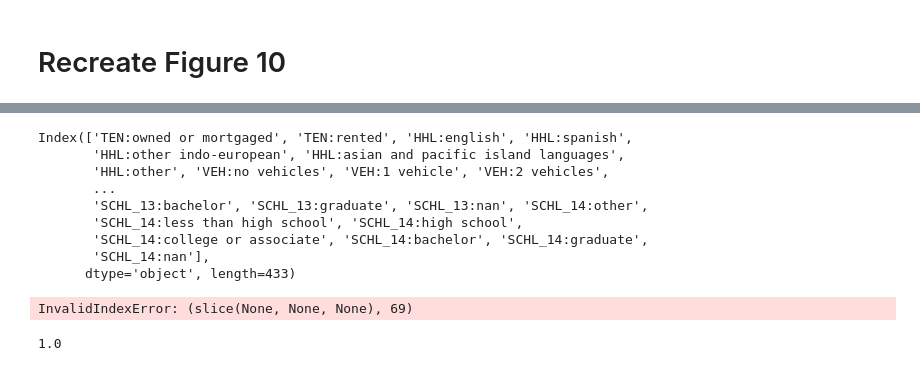
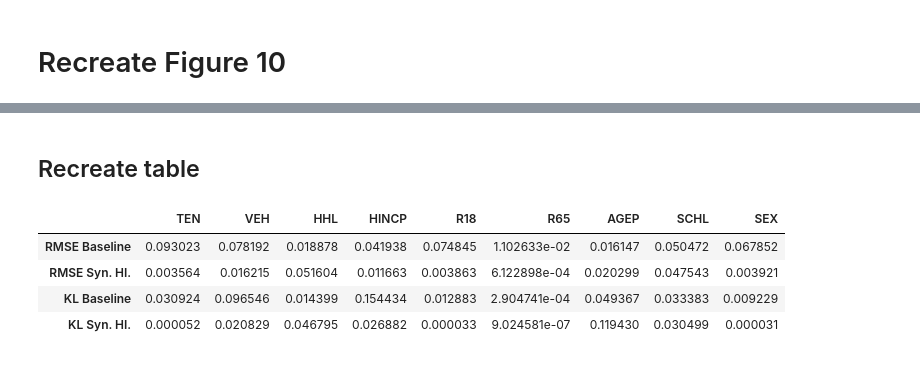
Before and after one commit to fabi-kb/GNN_Project, a Jupyter notebook: finetune_analysis.ipynb, the cells around one changed output, grey strips where cells are left out. Cells and saved outputs as stored; diff of their text form; code cells hidden in the pictures.

```diff
--- a/finetune_analysis.ipynb
+++ b/finetune_analysis.ipynb
@@ -183,3 +236 @@ def plot_vars_bars(variables, legend=False, figsize= (10,5), bbox_to_anchor = (1
-# %%
-predicted_marginals = predicted_marginals_cheat
 # %%
@@ -197,7 +243,0 @@ plot_vars_bars(['AGEP', 'HINCP',], legend=False, figsize = (20,5))
-# %%
-v = 'AGEP'
-
-keys = [k for k in marginals.keys() if k.startswith(v)]
-state_marginals_v = [state_marginals    [k] for k in keys]
-pred_marginals_v  = [predicted_marginals[k] for k in keys]
-gt_marginals_v    = [marginals[k] for k in keys]
@@ -212,5 +243,0 @@ sum(pred_marginals_v)
-# %%
-state_marginals = {}
-for var, indices in matching_indices.items():
-    print(var)
-    state_marginals[var] = pums_np[:, indices].mean()
@@ -235,22 +244,44 @@ SCHL:graduate
-# %%
-pums_data.columns
-# %% [output]
-Index(['TEN:owned or mortgaged', 'TEN:rented', 'HHL:english', 'HHL:spanish',
-       'HHL:other indo-european', 'HHL:asian and pacific island languages',
-       'HHL:other', 'VEH:no vehicles', 'VEH:1 vehicle', 'VEH:2 vehicles',
-       ...
-       'SCHL_13:bachelor', 'SCHL_13:graduate', 'SCHL_13:nan', 'SCHL_14:other',
-       'SCHL_14:less than high school', 'SCHL_14:high school',
-       'SCHL_14:college or associate', 'SCHL_14:bachelor', 'SCHL_14:graduate',
-       'SCHL_14:nan'],
-      dtype='object', length=433)
-# %%
-v = 'AGEP'
-vals_dict = {var:pums_data[:,i].mean() for i, var in enumerate(pums_data.columns) if var.startswith(v)}
-vals_dict
-# %% [output]
-InvalidIndexError: (slice(None, None, None), 69)
-# %%
-sum(gt_marginals_v)
-# %% [output]
-1.0
+# %% [markdown]
+## Recreate table
+# %%
+RMSEs_baseline = {}
+RMSEs_synth = {}
+KLs_baseline = {}
+KLs_synth = {}
+
+variables = ['TEN', 'VEH', 'HHL', 'HINCP', 'R18', 'R65', 'AGEP', 'SCHL', 'SEX']
+for v in variables:
+    # Get data
+    keys = [k for k in marginals.keys() if k.startswith(v)]
+    state_marginals_v = [state_marginals    [k] for k in keys]
+    pred_marginals_v  = [predicted_marginals[k] for k in keys]
+    gt_marginals_v    = [marginals[k] for k in keys]
+
+    # Renormalise marginals due to small numerical imprecision
+    pred_marginals_v = np.array([m/sum(pred_marginals_v) for m in pred_marginals_v])
+    gt_marginals_v = np.array([m/sum(gt_marginals_v) for m in gt_marginals_v])
+    state_marginals_v = np.array([m/sum(state_marginals_v) for m in state_marginals_v])
+
+    if v == 'HHL':
+        # Get rid of 'other' category, renormalise
+        pred_marginals_v = pred_marginals_v[:-1]
+        gt_marginals_v = gt_marginals_v[:-1]
+        state_marginals_v = state_marginals_v[:-1]
+
+        pred_marginals_v /= pred_marginals_v.sum()
+        gt_marginals_v /= gt_marginals_v.sum()
+        state_marginals_v /= state_marginals_v.sum()
+
+    RMSEs_baseline[v] = rmse(state_marginals_v, gt_marginals_v)
+    RMSEs_synth[v] = rmse(pred_marginals_v, gt_marginals_v)
+    KLs_baseline[v] = kl(state_marginals_v, gt_marginals_v)
+    KLs_synth[v] = kl(pred_marginals_v, gt_marginals_v)
+
+table = pd.DataFrame([RMSEs_baseline, RMSEs_synth, KLs_baseline, KLs_synth], index = ['RMSE Baseline', 'RMSE Syn. HI.', 'KL Baseline', 'KL Syn. HI.'])
+table
+# %% [output]
+|  | TEN | VEH | HHL | HINCP | R18 | R65 | AGEP | SCHL | SEX |
+| RMSE Baseline | 0.093023 | 0.078192 | 0.018878 | 0.041938 | 0.074845 | 1.102633e-02 | 0.016147 | 0.050472 | 0.067852 |
+| RMSE Syn. HI. | 0.003564 | 0.016215 | 0.051604 | 0.011663 | 0.003863 | 6.122898e-04 | 0.020299 | 0.047543 | 0.003921 |
+| KL Baseline | 0.030924 | 0.096546 | 0.014399 | 0.154434 | 0.012883 | 2.904741e-04 | 0.049367 | 0.033383 | 0.009229 |
+| KL Syn. HI. | 0.000052 | 0.020829 | 0.046795 | 0.026882 | 0.000033 | 9.024581e-07 | 0.119430 | 0.030499 | 0.000031 |
```
Also changed, not shown: parts of 12 cells of this notebook.
